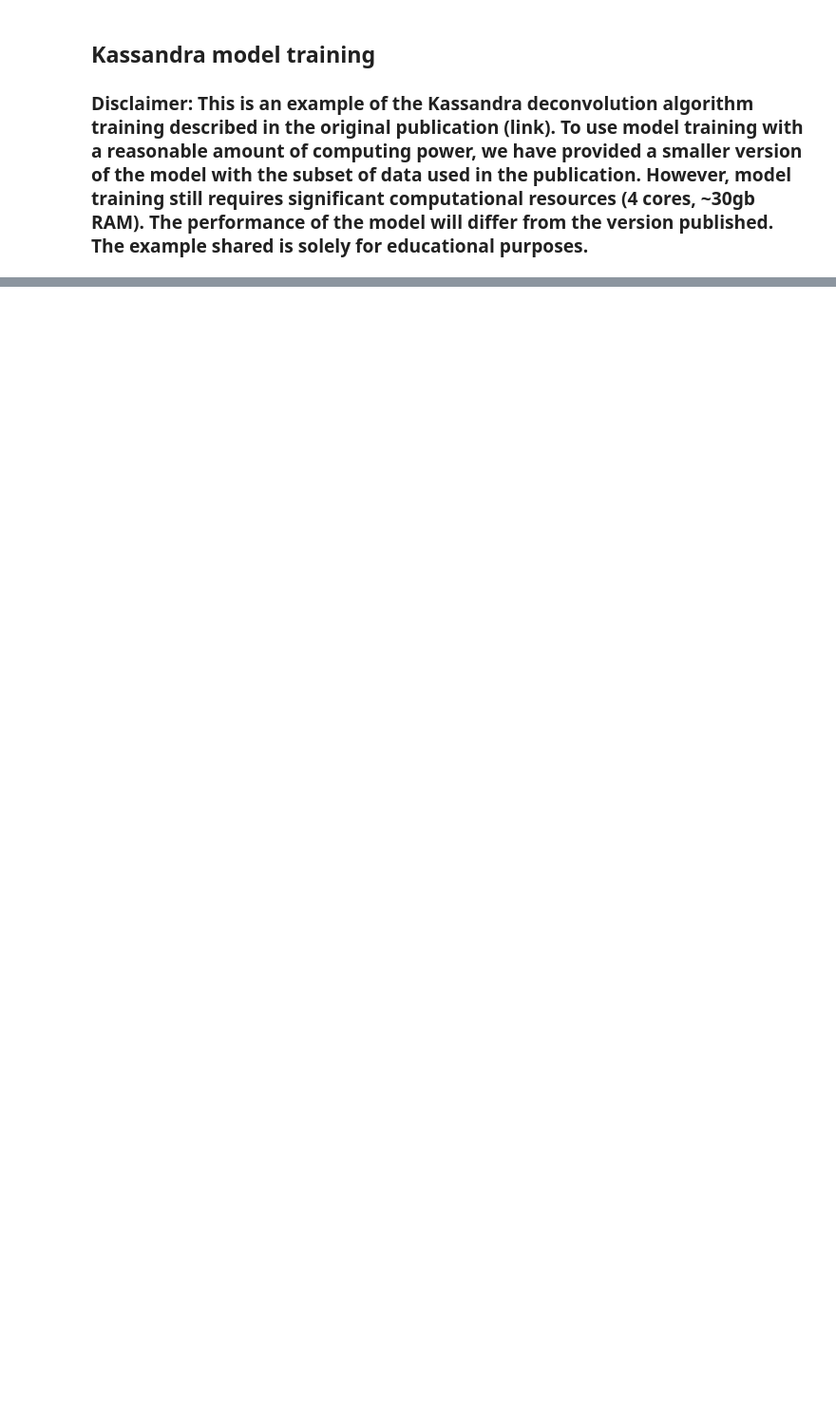
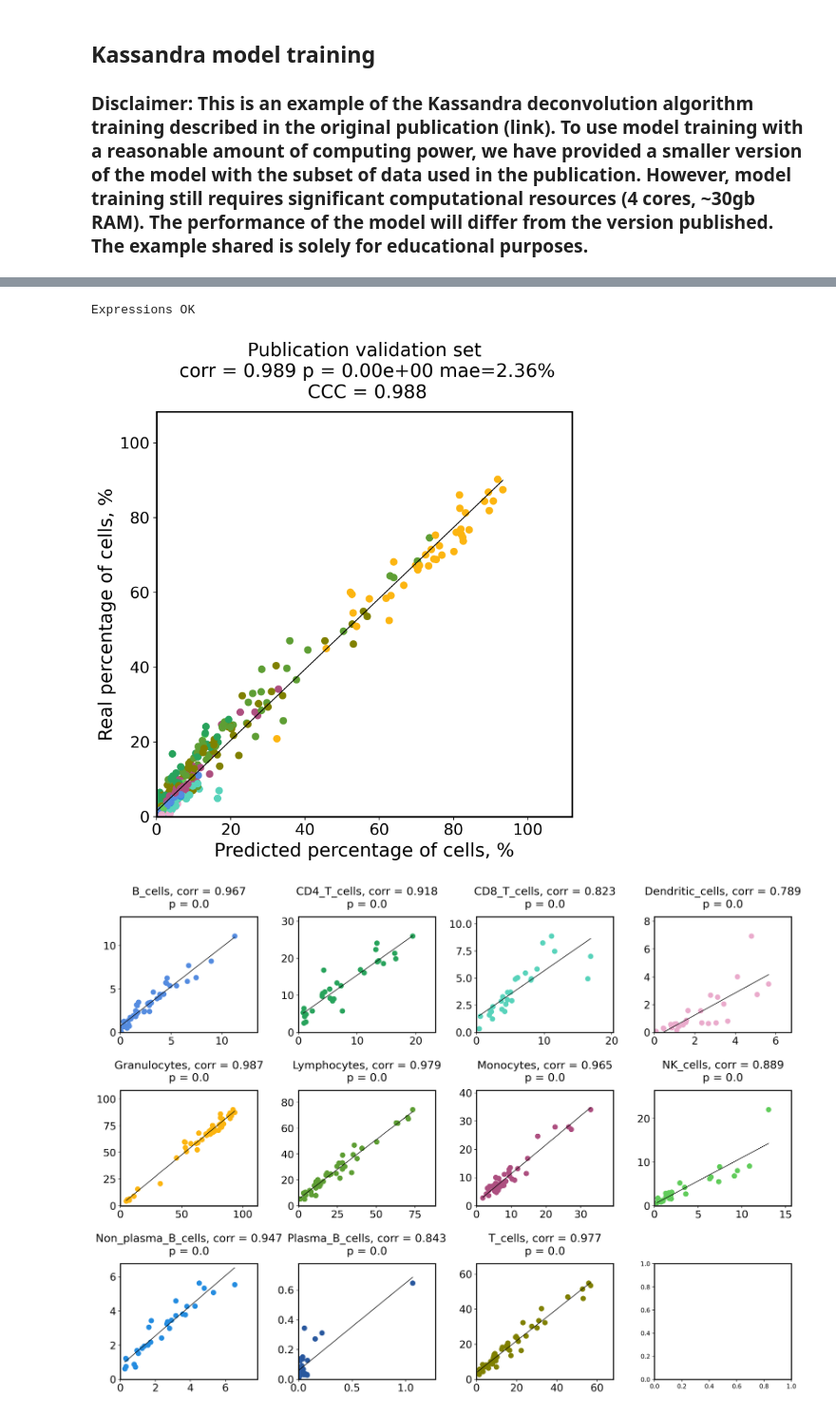
Before and after one commit to BostonGene/Kassandra, a Jupyter notebook: Model Training.ipynb, the cells around one changed output, grey strips where cells are left out. Shown at 95% size. Saved outputs shown, nothing was run; the diff lists cells and outputs as text; code cells hidden in the pictures; blank space fills up the shorter version.

Commit message:
publication_data

```diff
--- a/Model Training.ipynb
+++ b/Model Training.ipynb
@@ -126,3 +126,29 @@ Expressions OK
+# %%
+dataset = 'Publication validation set'
+cytof = pd.read_csv('data/validation_datasets/cytometry_df.tsv', sep='\t', index_col=0)
+expr = pd.read_csv('data/validation_datasets/blood_expr.tsv', sep='\t', index_col=0)
+
+preds = model.predict(expr) * 100
+preds.loc['Lymphocytes'] = preds.loc[['B_cells', 'T_cells', 'NK_cells']].sum()
+
+plt.rcParams['figure.dpi'] = 200
+plt.rcParams["axes.edgecolor"] = "0.0"
+plt.rcParams["axes.linewidth"]  = 1.75
+
+x = print_all_cells_in_one(preds,
+                           cytof,
+                           pallete=cells_p,
+                           title=dataset, min_xlim=0, min_ylim=0)
+
+x = print_cell_matras(preds, cytof,
+                  pallete=cells_p, colors_by='index', title='',
+                  true_name='', predicted_name='',
+                  sub_title_font=18, fontsize_title=30,
+                  subplot_ncols=4, ticks_size=17, wspace=0.3, hspace=0.5, min_xlim=0, min_ylim=0)
+# %% [output]
+Expressions OK
+[figure, added]
+[figure, added]
 # %%
 # Transcripts to genes for publication tumor model
 expr = pd.read_csv('/home/bshpak/Kassandra/data/transcript_example.tsv.gz', sep='\t', index_col=0)
```
Also changed, not shown: parts of 6 cells of this notebook, 5 other files.
